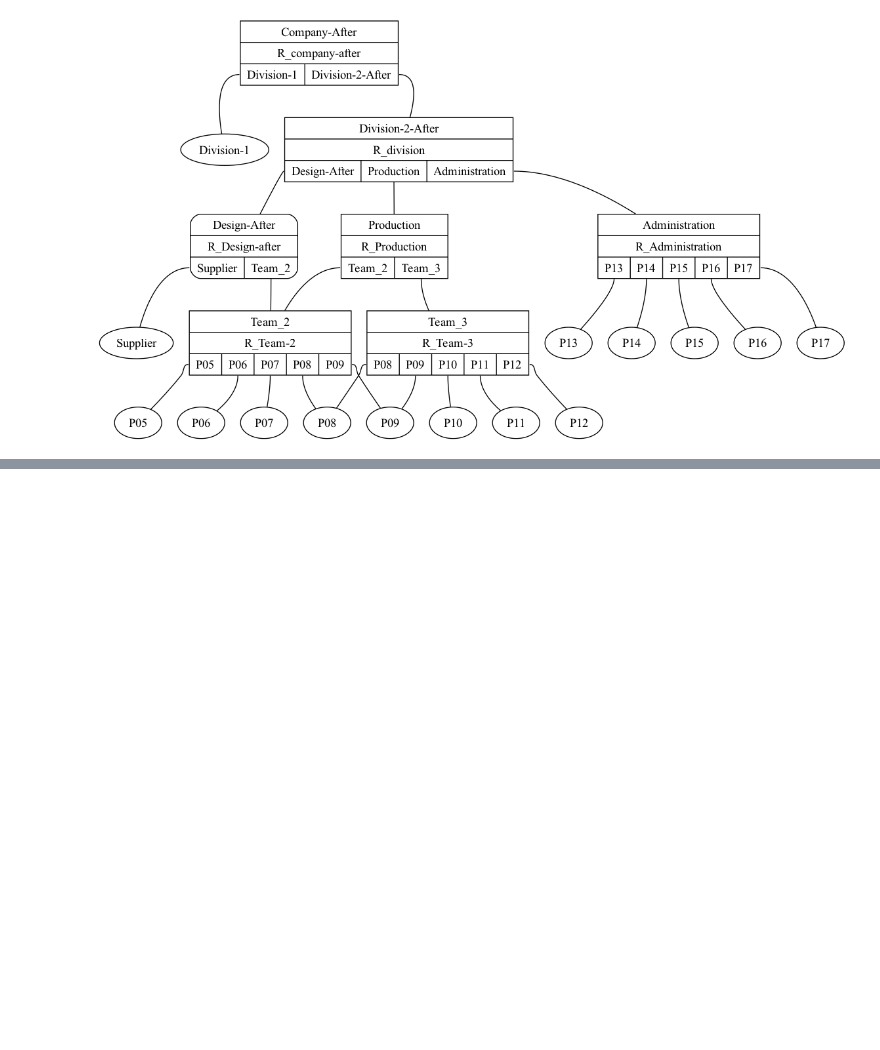
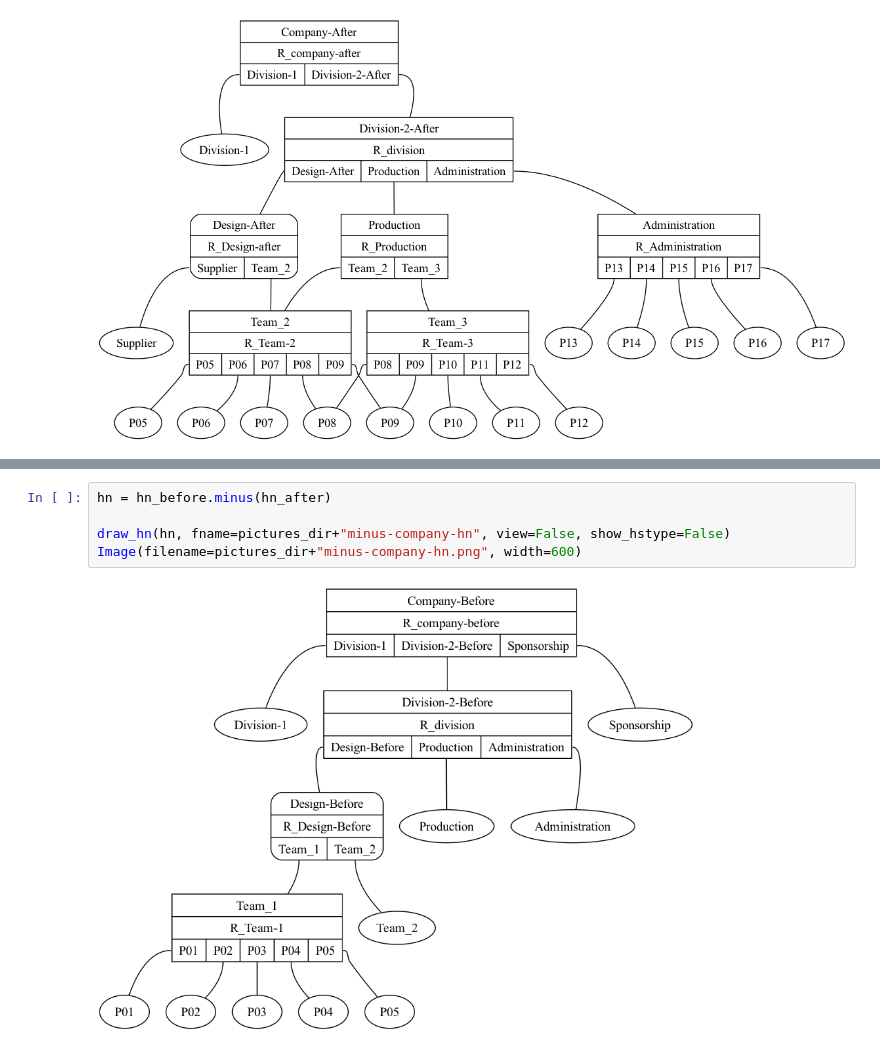
Before and after one commit to rdchar/Hora, a Jupyter notebook: examples/Intersection.ipynb, the cells around one changed output, grey strips where cells are left out. Saved outputs shown, nothing was run; the diff lists cells and outputs as text; blank space fills up the shorter version.

```diff
--- a/examples/Intersection.ipynb
+++ b/examples/Intersection.ipynb
@@ -69,0 +81,7 @@ Image(filename=pictures_dir+"intersection-company-hn.png", width=1000, height=12
+# %%
+hn = hn_before.minus(hn_after)
+
+draw_hn(hn, fname=pictures_dir+"minus-company-hn", view=False, show_hstype=False)
+Image(filename=pictures_dir+"minus-company-hn.png", width=600)
+# %% [output]
+[figure, added]
```
Also changed, not shown: parts of 16 cells of this notebook, 12 other files.
